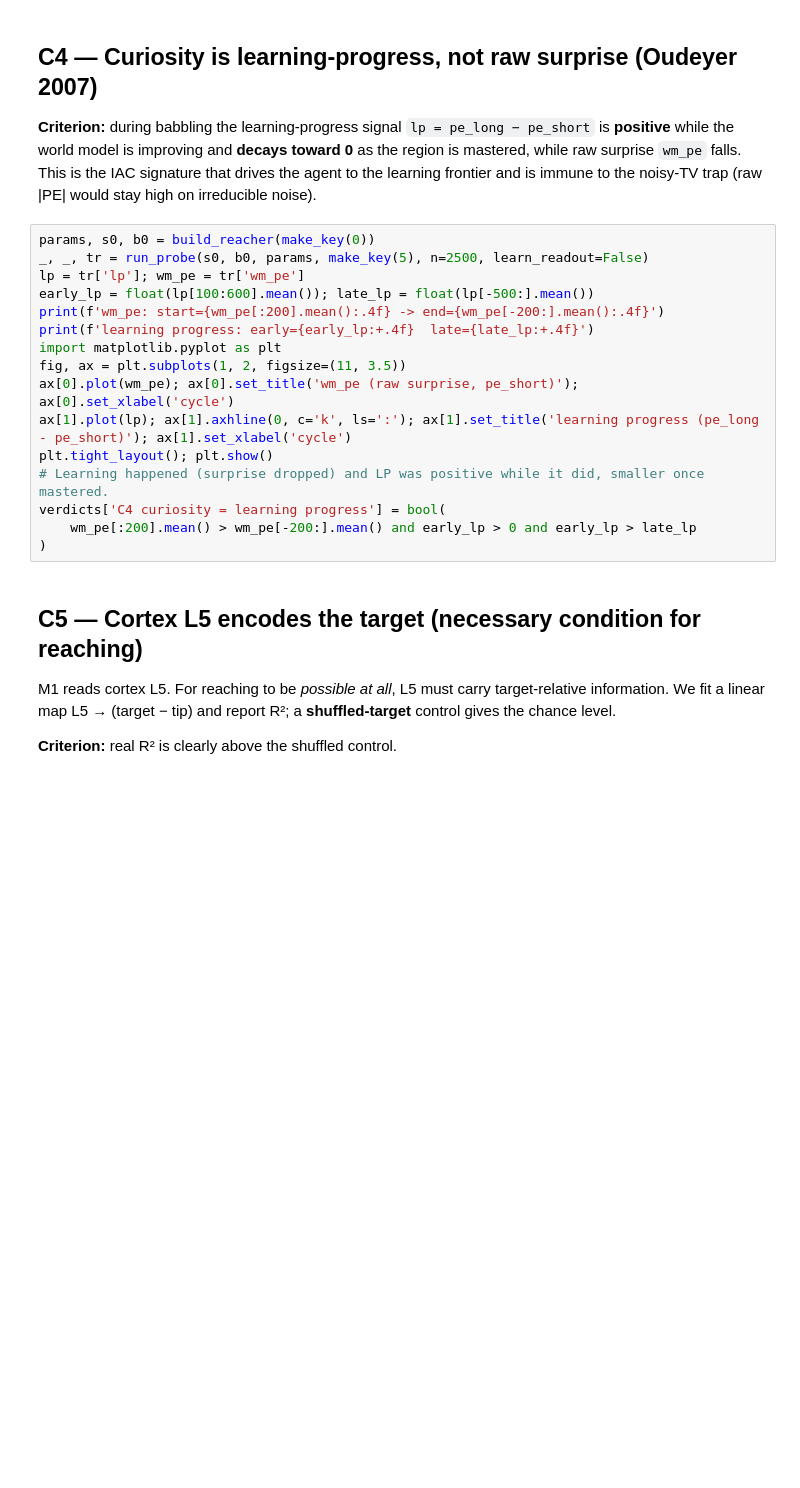
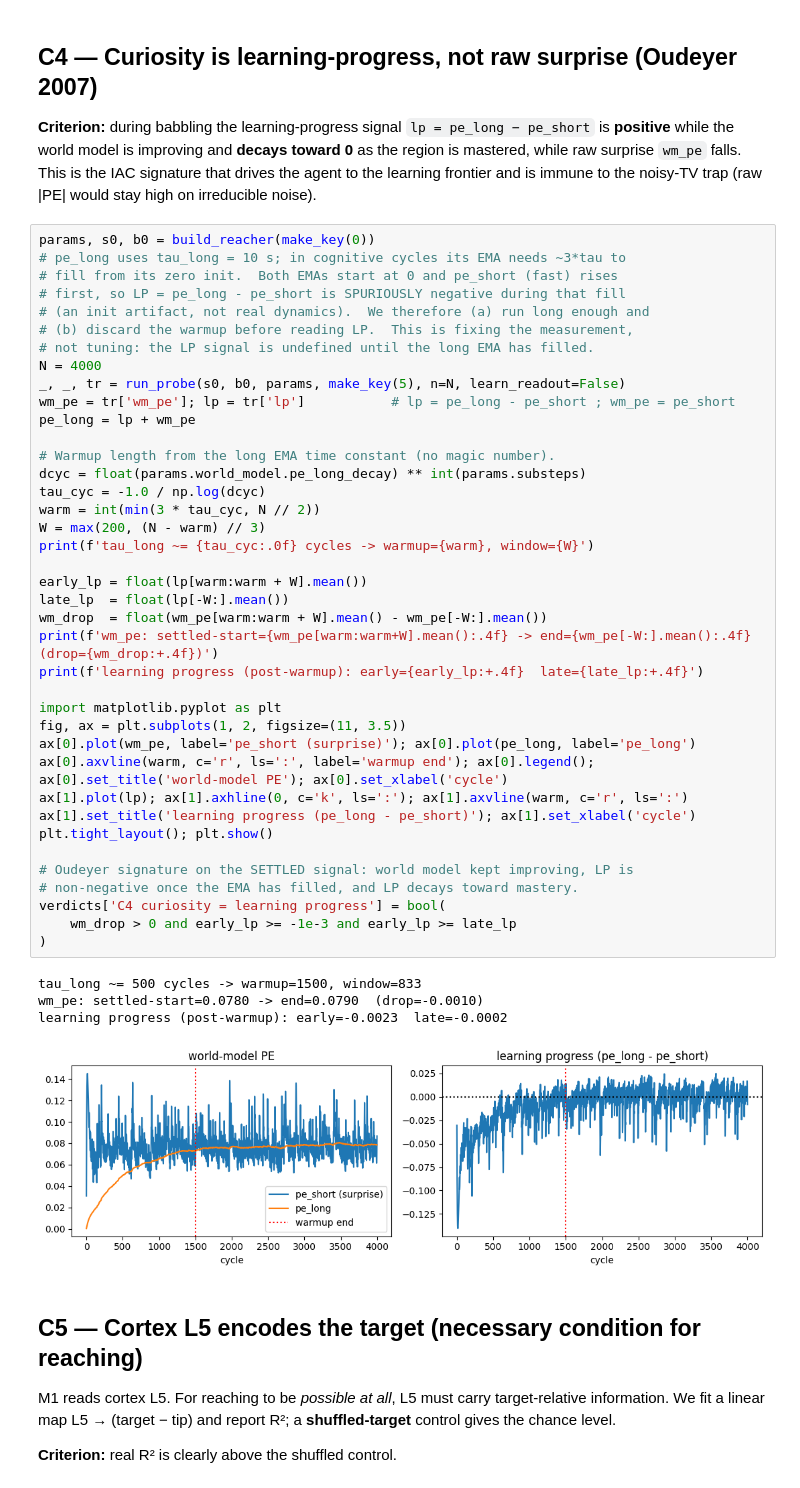
Before and after one commit to MateuszSieczka/Neuro_MVP, a Jupyter notebook: colab/phase6b_capability.ipynb, the cells around one changed output. Drawn from its saved outputs; the diff is of its cells as text; blank space fills up the shorter version.

```diff
--- a/colab/phase6b_capability.ipynb
+++ b/colab/phase6b_capability.ipynb
@@ -272,20 +304,48 @@ the IAC signature that drives the agent to the learning frontier and is immune
 to the noisy-TV trap (raw |PE| would stay high on irreducible noise).
 # %%
 params, s0, b0 = build_reacher(make_key(0))
-_, _, tr = run_probe(s0, b0, params, make_key(5), n=2500, learn_readout=False)
-lp = tr['lp']; wm_pe = tr['wm_pe']
-early_lp = float(lp[100:600].mean()); late_lp = float(lp[-500:].mean())
-print(f'wm_pe: start={wm_pe[:200].mean():.4f} -> end={wm_pe[-200:].mean():.4f}')
-print(f'learning progress: early={early_lp:+.4f}  late={late_lp:+.4f}')
+# pe_long uses tau_long = 10 s; in cognitive cycles its EMA needs ~3*tau to
+# fill from its zero init.  Both EMAs start at 0 and pe_short (fast) rises
+# first, so LP = pe_long - pe_short is SPURIOUSLY negative during that fill
+# (an init artifact, not real dynamics).  We therefore (a) run long enough and
+# (b) discard the warmup before reading LP.  This is fixing the measurement,
+# not tuning: the LP signal is undefined until the long EMA has filled.
+N = 4000
+_, _, tr = run_probe(s0, b0, params, make_key(5), n=N, learn_readout=False)
+wm_pe = tr['wm_pe']; lp = tr['lp']           # lp = pe_long - pe_short ; wm_pe = pe_short
+pe_long = lp + wm_pe
+
+# Warmup length from the long EMA time constant (no magic number).
+dcyc = float(params.world_model.pe_long_decay) ** int(params.substeps)
+tau_cyc = -1.0 / np.log(dcyc)
+warm = int(min(3 * tau_cyc, N // 2))
+W = max(200, (N - warm) // 3)
+print(f'tau_long ~= {tau_cyc:.0f} cycles -> warmup={warm}, window={W}')
+
+early_lp = float(lp[warm:warm + W].mean())
+late_lp  = float(lp[-W:].mean())
+wm_drop  = float(wm_pe[warm:warm + W].mean() - wm_pe[-W:].mean())
+print(f'wm_pe: settled-start={wm_pe[warm:warm+W].mean():.4f} -> end={wm_pe[-W:].mean():.4f}  (drop={wm_drop:+.4f})')
+print(f'learning progress (post-warmup): early={early_lp:+.4f}  late={late_lp:+.4f}')
+
 import matplotlib.pyplot as plt
 fig, ax = plt.subplots(1, 2, figsize=(11, 3.5))
-ax[0].plot(wm_pe); ax[0].set_title('wm_pe (raw surprise, pe_short)'); ax[0].set_xlabel('cycle')
-ax[1].plot(lp); ax[1].axhline(0, c='k', ls=':'); ax[1].set_title('learning progress (pe_long - pe_short)'); ax[1].set_xlabel('cycle')
+ax[0].plot(wm_pe, label='pe_short (surprise)'); ax[0].plot(pe_long, label='pe_long')
+ax[0].axvline(warm, c='r', ls=':', label='warmup end'); ax[0].legend(); ax[0].set_title('world-model PE'); ax[0].set_xlabel('cycle')
+ax[1].plot(lp); ax[1].axhline(0, c='k', ls=':'); ax[1].axvline(warm, c='r', ls=':')
+ax[1].set_title('learning progress (pe_long - pe_short)'); ax[1].set_xlabel('cycle')
 plt.tight_layout(); plt.show()
-# Learning happened (surprise dropped) and LP was positive while it did, smaller once mastered.
+
+# Oudeyer signature on the SETTLED signal: world model kept improving, LP is
+# non-negative once the EMA has filled, and LP decays toward mastery.
 verdicts['C4 curiosity = learning progress'] = bool(
-    wm_pe[:200].mean() > wm_pe[-200:].mean() and early_lp > 0 and early_lp > late_lp
+    wm_drop > 0 and early_lp >= -1e-3 and early_lp >= late_lp
 )
+# %% [output]
+tau_long ~= 500 cycles -> warmup=1500, window=833
+wm_pe: settled-start=0.0780 -> end=0.0790  (drop=-0.0010)
+learning progress (post-warmup): early=-0.0023  late=-0.0002
+[figure, added]
 # %% [markdown]
 ## C5 — Cortex L5 encodes the target (necessary condition for reaching)
 
```
Also changed, not shown: parts of 6 cells of this notebook, 13 other files.
